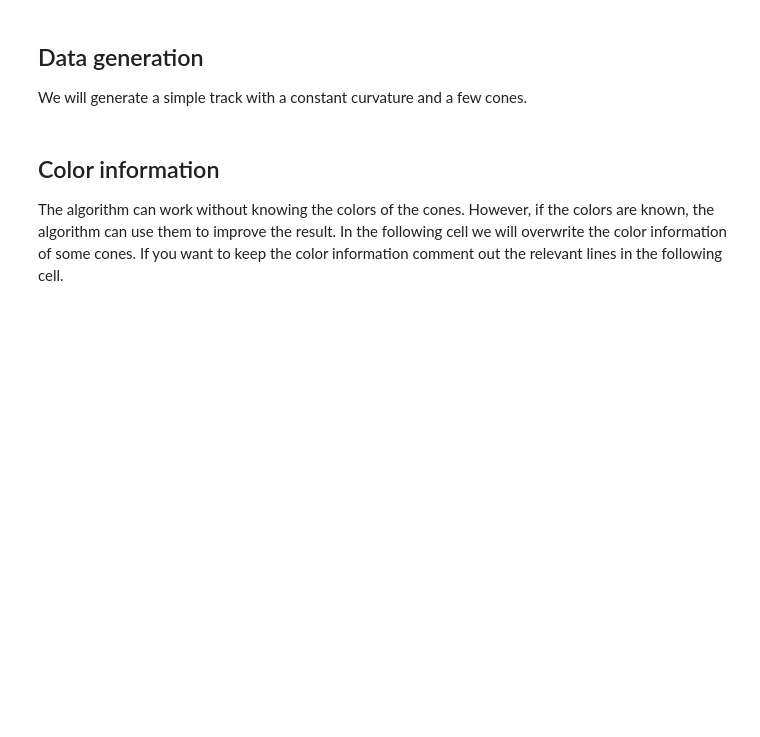
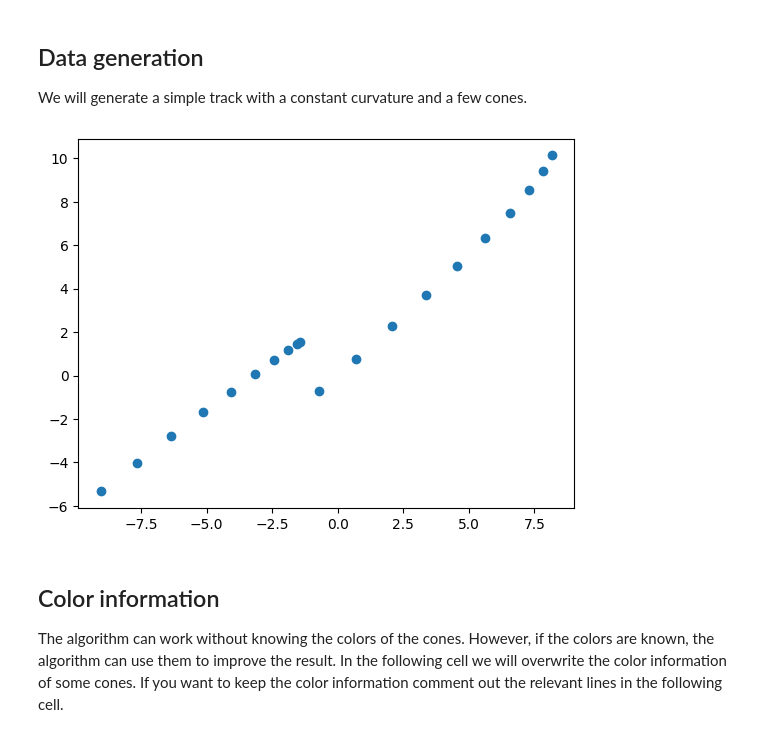
Before and after one commit to grimgrimberg/ft-fsd-path-planning, a Jupyter notebook: fsd_path_planning/demo/simple_application.ipynb, the cells around one changed output. Cells and saved outputs as stored; diff of their text form; code cells hidden in the pictures; blank space fills up the shorter version.

```diff
--- a/fsd_path_planning/demo/simple_application.ipynb
+++ b/fsd_path_planning/demo/simple_application.ipynb
@@ -36,6 +36,11 @@ rng.shuffle(cones_right_raw)
 
 car_position = np.array([0.0, 0.0])
 car_direction = np.array([1.0, 0.0])
+# %%
+plt.scatter(points_inner,points_outer[0:10])
+points_outer1=points_outer[0:10]
+# %% [output]
+[figure, added]
 # %% [markdown]
 ## Color information
 
```
Also changed, not shown: parts of 2 cells of this notebook, 9 other files.
